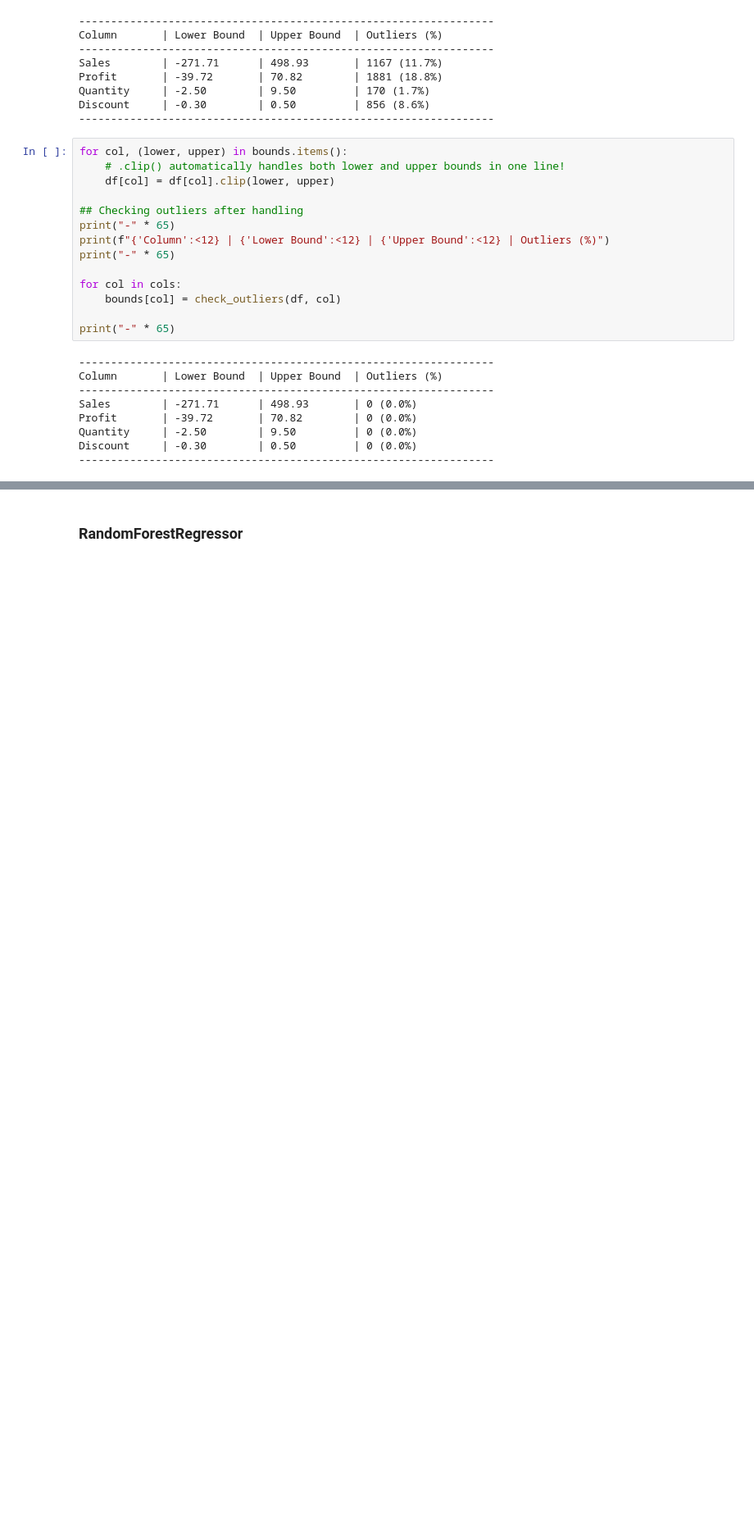
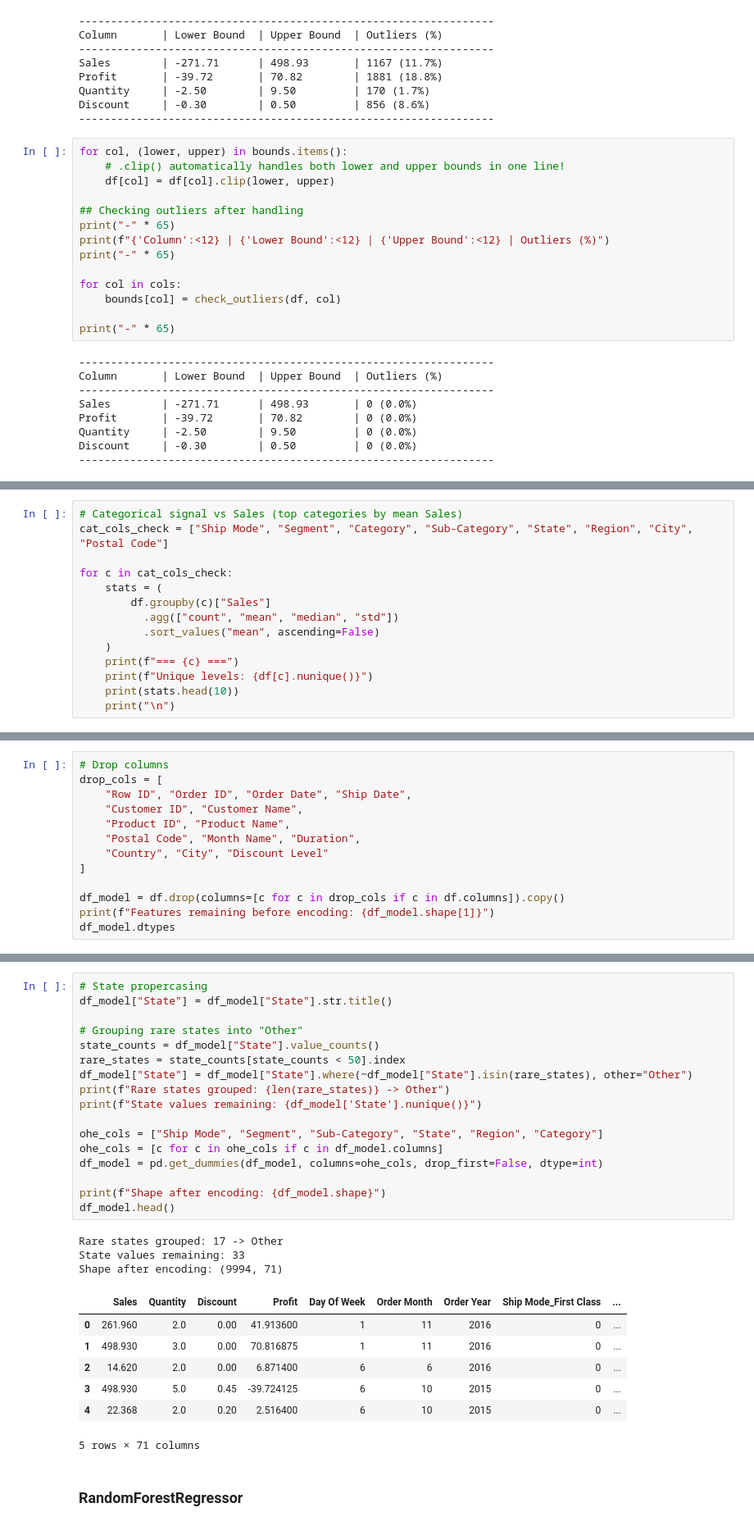
Before and after one commit to Mostafa-Mortada/Walmart-Sales-Data-Analysis, a Jupyter notebook: walmart_sales_Final.ipynb, the cells around one changed output, grey strips where cells are left out. Shown at 82% size. Drawn from its saved outputs; the diff is of its cells as text; blank space fills up the shorter version.

```diff
--- a/walmart_sales_Final.ipynb
+++ b/walmart_sales_Final.ipynb
@@ -1054,0 +1017,14 @@ Shape after encoding: (9994, 60)
+# %%
+# Categorical signal vs Sales (top categories by mean Sales)
+cat_cols_check = ["Ship Mode", "Segment", "Category", "Sub-Category", "State", "Region", "City", "Postal Code"]
+
+for c in cat_cols_check:
+    stats = (
+        df.groupby(c)["Sales"]
+          .agg(["count", "mean", "median", "std"])
+          .sort_values("mean", ascending=False)
+    )
+    print(f"=== {c} ===")
+    print(f"Unique levels: {df[c].nunique()}")
+    print(stats.head(10))
+    print("\n")
@@ -1054,0 +1054,13 @@ Shape after encoding: (9994, 60)
+# %%
+# Drop columns
+drop_cols = [
+    "Row ID", "Order ID", "Order Date", "Ship Date",
+    "Customer ID", "Customer Name",
+    "Product ID", "Product Name",
+    "Postal Code", "Month Name", "Duration",
+    "Country", "City", "Discount Level"
+]
+
+df_model = df.drop(columns=[c for c in drop_cols if c in df.columns]).copy()
+print(f"Features remaining before encoding: {df_model.shape[1]}")
+df_model.dtypes
@@ -1055,3 +1087,31 @@ Shape after encoding: (9994, 60)
+# %%
+# State propercasing
+df_model["State"] = df_model["State"].str.title()
+
+# Grouping rare states into "Other"
+state_counts = df_model["State"].value_counts()
+rare_states = state_counts[state_counts < 50].index
+df_model["State"] = df_model["State"].where(~df_model["State"].isin(rare_states), other="Other")
+print(f"Rare states grouped: {len(rare_states)} -> Other")
+print(f"State values remaining: {df_model['State'].nunique()}")
+
+ohe_cols = ["Ship Mode", "Segment", "Sub-Category", "State", "Region", "Category"]
+ohe_cols = [c for c in ohe_cols if c in df_model.columns]
+df_model = pd.get_dummies(df_model, columns=ohe_cols, drop_first=False, dtype=int)
+
+print(f"Shape after encoding: {df_model.shape}")
+df_model.head()
+# %% [output]
+Rare states grouped: 17 -> Other
+State values remaining: 33
+Shape after encoding: (9994, 71)
+|  | Sales | Quantity | Discount | Profit | Day Of Week | Order Month | Order Year | Ship Mode_First Class | ... |
+| 0 | 261.960 | 2.0 | 0.00 | 41.913600 | 1 | 11 | 2016 | 0 | ... |
+| 1 | 498.930 | 3.0 | 0.00 | 70.816875 | 1 | 11 | 2016 | 0 | ... |
+| 2 | 14.620 | 2.0 | 0.00 | 6.871400 | 6 | 6 | 2016 | 0 | ... |
+| 3 | 498.930 | 5.0 | 0.45 | -39.724125 | 6 | 10 | 2015 | 0 | ... |
+| 4 | 22.368 | 2.0 | 0.20 | 2.516400 | 6 | 10 | 2015 | 0 | ... |
+5 rows × 71 columns
 # %% [markdown]
 ### RandomForestRegressor
 # %%
```
Also changed, not shown: parts of 18 cells of this notebook.
